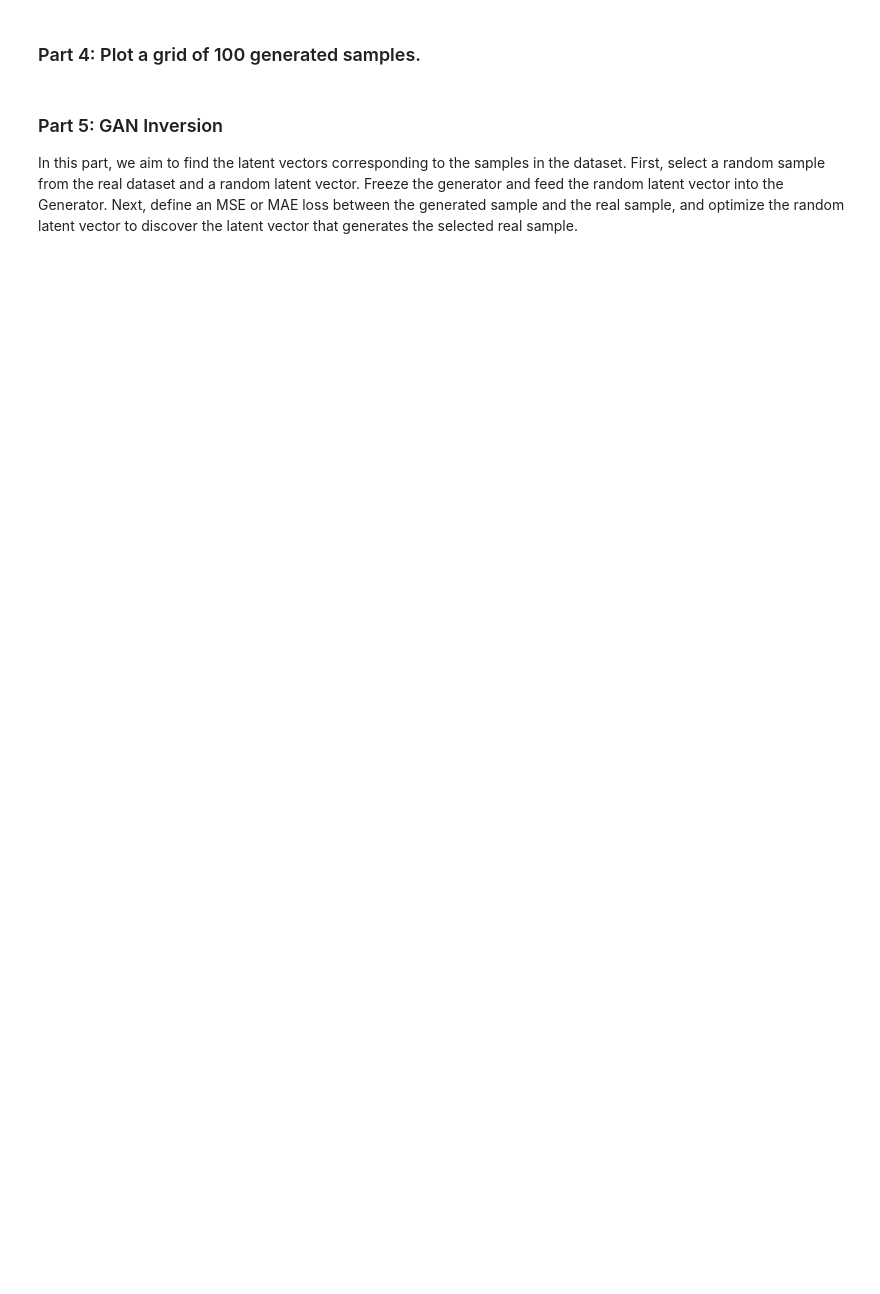
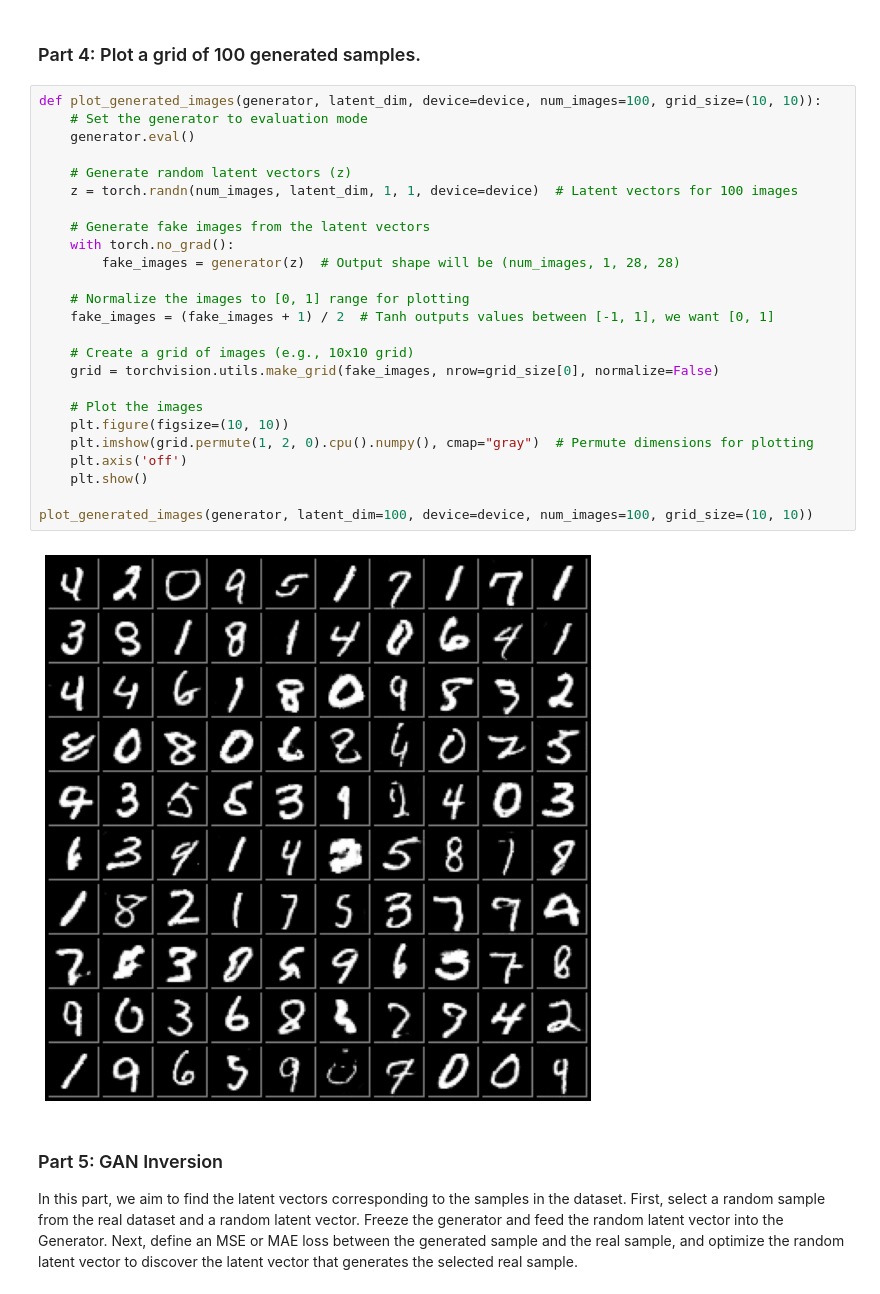
Before and after one commit to AmirHosseinNaghdi2003/Deep-Generative-Models, a Jupyter notebook: CHW3/DGM_HW3_GAN_Practical.ipynb, the cells around one changed output. Saved outputs shown, nothing was run; the diff lists cells and outputs as text; blank space fills up the shorter version.

```diff
--- a/CHW3/DGM_HW3_GAN_Practical.ipynb
+++ b/CHW3/DGM_HW3_GAN_Practical.ipynb
@@ -51,5 +519,32 @@ You can refer to the slides or the original GAN paper for the training schema: [
 # %% [markdown]
 ### Part 4: Plot a grid of 100 generated samples.
+# %%
+def plot_generated_images(generator, latent_dim, device=device, num_images=100, grid_size=(10, 10)):
+    # Set the generator to evaluation mode
+    generator.eval()
+
+    # Generate random latent vectors (z)
+    z = torch.randn(num_images, latent_dim, 1, 1, device=device)  # Latent vectors for 100 images
+
+    # Generate fake images from the latent vectors
+    with torch.no_grad():
+        fake_images = generator(z)  # Output shape will be (num_images, 1, 28, 28)
+
+    # Normalize the images to [0, 1] range for plotting
+    fake_images = (fake_images + 1) / 2  # Tanh outputs values between [-1, 1], we want [0, 1]
+
+    # Create a grid of images (e.g., 10x10 grid)
+    grid = torchvision.utils.make_grid(fake_images, nrow=grid_size[0], normalize=False)
+
+    # Plot the images
+    plt.figure(figsize=(10, 10))
+    plt.imshow(grid.permute(1, 2, 0).cpu().numpy(), cmap="gray")  # Permute dimensions for plotting
+    plt.axis('off')
+    plt.show()
+
+plot_generated_images(generator, latent_dim=100, device=device, num_images=100, grid_size=(10, 10))
+# %% [output]
+[figure, added]
 # %% [markdown]
 ### Part 5: GAN Inversion
 In this part, we aim to find the latent vectors corresponding to the samples in the dataset. First, select a random sample from the real dataset and a random latent vector. Freeze the generator and feed the random latent vector into the Generator. Next, define an MSE or MAE loss between the generated sample and the real sample, and optimize the random latent vector to discover the latent vector that generates the selected real sample.
```
Also changed, not shown: parts of 30 cells of this notebook.
